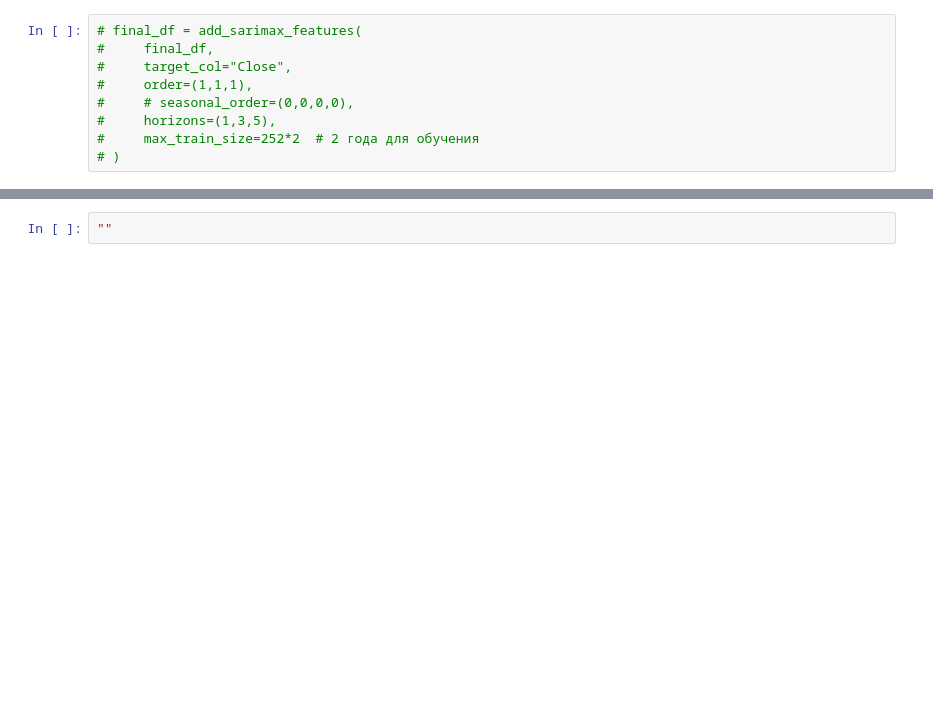
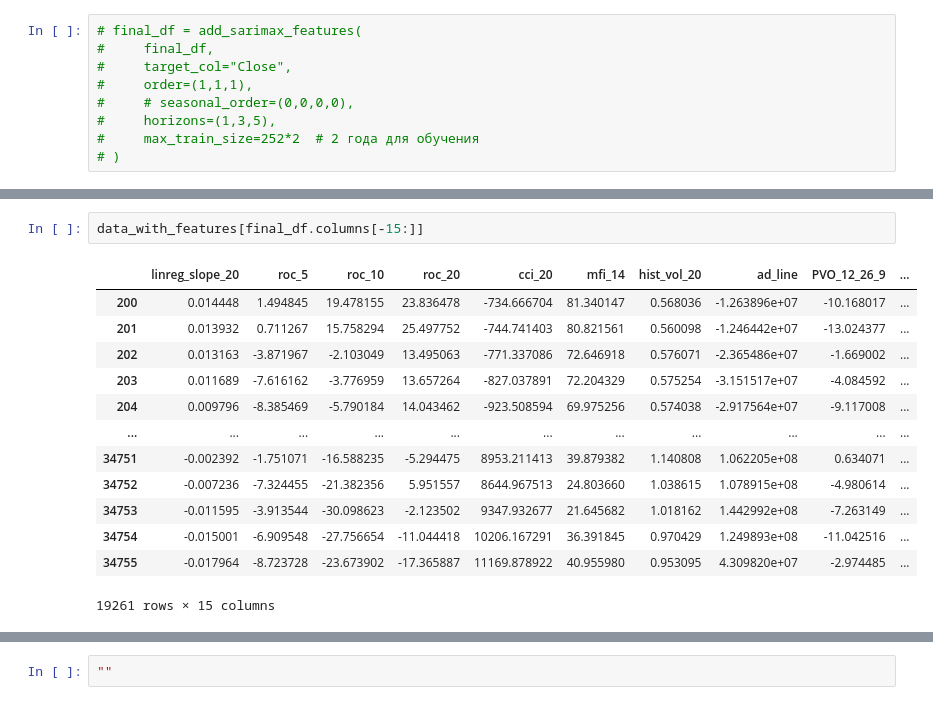
Before and after one commit to beilak/trading-ml-modeling, a Jupyter notebook: modeling/3.feature_engineering.ipynb, the cells around one changed output, grey strips where cells are left out. Saved outputs shown, nothing was run; the diff lists cells and outputs as text; blank space fills up the shorter version.

```diff
--- a/modeling/3.feature_engineering.ipynb
+++ b/modeling/3.feature_engineering.ipynb
@@ -849,3 +856,19 @@ for i, name in enumerate(final_df.columns):
+# %%
+data_with_features[final_df.columns[-15:]]
+# %% [output]
+|  | linreg_slope_20 | roc_5 | roc_10 | roc_20 | cci_20 | mfi_14 | hist_vol_20 | ad_line | PVO_12_26_9 | ... |
+| 200 | 0.014448 | 1.494845 | 19.478155 | 23.836478 | -734.666704 | 81.340147 | 0.568036 | -1.263896e+07 | -10.168017 | ... |
+| 201 | 0.013932 | 0.711267 | 15.758294 | 25.497752 | -744.741403 | 80.821561 | 0.560098 | -1.246442e+07 | -13.024377 | ... |
+| 202 | 0.013163 | -3.871967 | -2.103049 | 13.495063 | -771.337086 | 72.646918 | 0.576071 | -2.365486e+07 | -1.669002 | ... |
+| 203 | 0.011689 | -7.616162 | -3.776959 | 13.657264 | -827.037891 | 72.204329 | 0.575254 | -3.151517e+07 | -4.084592 | ... |
+| 204 | 0.009796 | -8.385469 | -5.790184 | 14.043462 | -923.508594 | 69.975256 | 0.574038 | -2.917564e+07 | -9.117008 | ... |
+| ... | ... | ... | ... | ... | ... | ... | ... | ... | ... | ... |
+| 34751 | -0.002392 | -1.751071 | -16.588235 | -5.294475 | 8953.211413 | 39.879382 | 1.140808 | 1.062205e+08 | 0.634071 | ... |
+| 34752 | -0.007236 | -7.324455 | -21.382356 | 5.951557 | 8644.967513 | 24.803660 | 1.038615 | 1.078915e+08 | -4.980614 | ... |
+| 34753 | -0.011595 | -3.913544 | -30.098623 | -2.123502 | 9347.932677 | 21.645682 | 1.018162 | 1.442992e+08 | -7.263149 | ... |
+| 34754 | -0.015001 | -6.909548 | -27.756654 | -11.044418 | 10206.167291 | 36.391845 | 0.970429 | 1.249893e+08 | -11.042516 | ... |
+| 34755 | -0.017964 | -8.723728 | -23.673902 | -17.365887 | 11169.878922 | 40.955980 | 0.953095 | 4.309820e+07 | -2.974485 | ... |
+19261 rows × 15 columns
 # %%
 data_with_features[[
     "Date",
```
Also changed, not shown: parts of 7 cells of this notebook, 6 other files.
